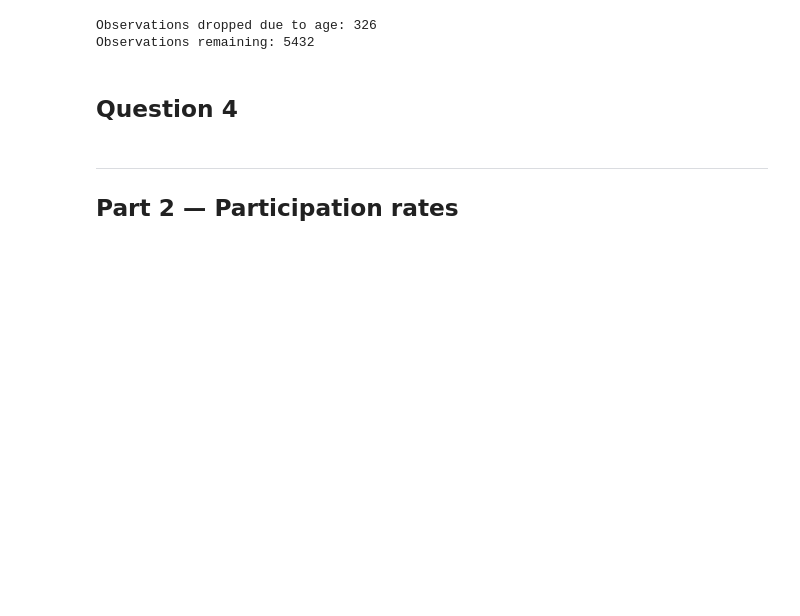
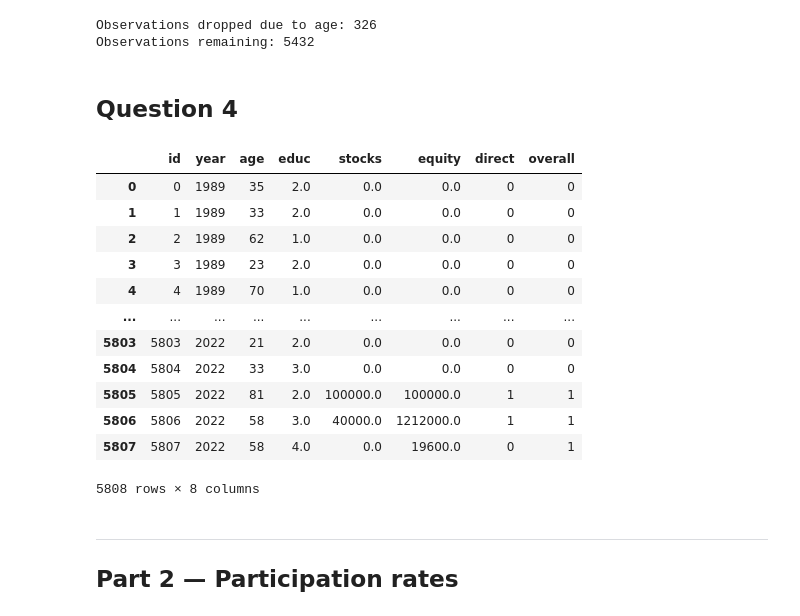
Before and after one commit to leohohner/TECH2-H26_Assignment3, a Jupyter notebook: assignment3.ipynb, the cells around one changed output. Drawn from its saved outputs; the diff is of its cells as text; code cells hidden in the pictures; blank space fills up the shorter version.

```diff
--- a/assignment3.ipynb
+++ b/assignment3.ipynb
@@ -177,6 +177,41 @@ Observations dropped due to age: 326
 Observations remaining: 5432
 # %% [markdown]
 ## Question 4
+# %%
+#4. Create two 0/1 indicator columns:
+ #  - `direct`: 1 if the household participates directly (`stocks > 0`),
+ #    0 otherwise.
+ #  - `overall`: 1 if the household participates directly or indirectly
+  #   (`equity > 0`), 0 otherwise.
+
+#Translate participation into Boolean expressions
+stock_participation = df["stocks"] > 0
+overall_participation = df["equity"] > 0
+
+#Tanslate Boolen expressions into binary
+stock_participation = stock_participation.astype(int)
+overall_participation = overall_participation.astype(int)
+
+# Add the results as new columns in the DataFrame
+
+df["direct"] = stock_participation
+df["overall"] = overall_participation
+
+df
+# %% [output]
+|  | id | year | age | educ | stocks | equity | direct | overall |
+| 0 | 0 | 1989 | 35 | 2.0 | 0.0 | 0.0 | 0 | 0 |
+| 1 | 1 | 1989 | 33 | 2.0 | 0.0 | 0.0 | 0 | 0 |
+| 2 | 2 | 1989 | 62 | 1.0 | 0.0 | 0.0 | 0 | 0 |
+| 3 | 3 | 1989 | 23 | 2.0 | 0.0 | 0.0 | 0 | 0 |
+| 4 | 4 | 1989 | 70 | 1.0 | 0.0 | 0.0 | 0 | 0 |
+| ... | ... | ... | ... | ... | ... | ... | ... | ... |
+| 5803 | 5803 | 2022 | 21 | 2.0 | 0.0 | 0.0 | 0 | 0 |
+| 5804 | 5804 | 2022 | 33 | 3.0 | 0.0 | 0.0 | 0 | 0 |
+| 5805 | 5805 | 2022 | 81 | 2.0 | 100000.0 | 100000.0 | 1 | 1 |
+| 5806 | 5806 | 2022 | 58 | 3.0 | 40000.0 | 1212000.0 | 1 | 1 |
+| 5807 | 5807 | 2022 | 58 | 4.0 | 0.0 | 19600.0 | 0 | 1 |
+5808 rows × 8 columns
 # %% [markdown]
 ***
 ## Part 2 — Participation rates
```
Also changed, not shown: parts of 10 cells of this notebook.
